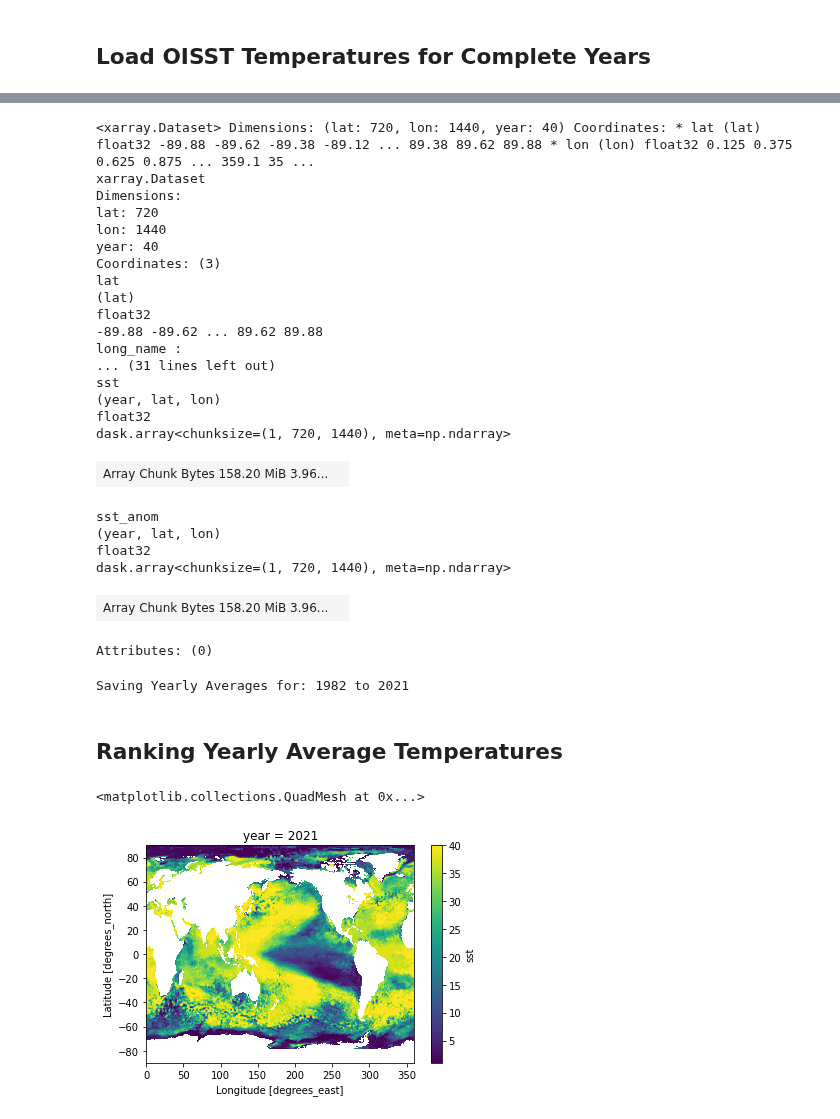
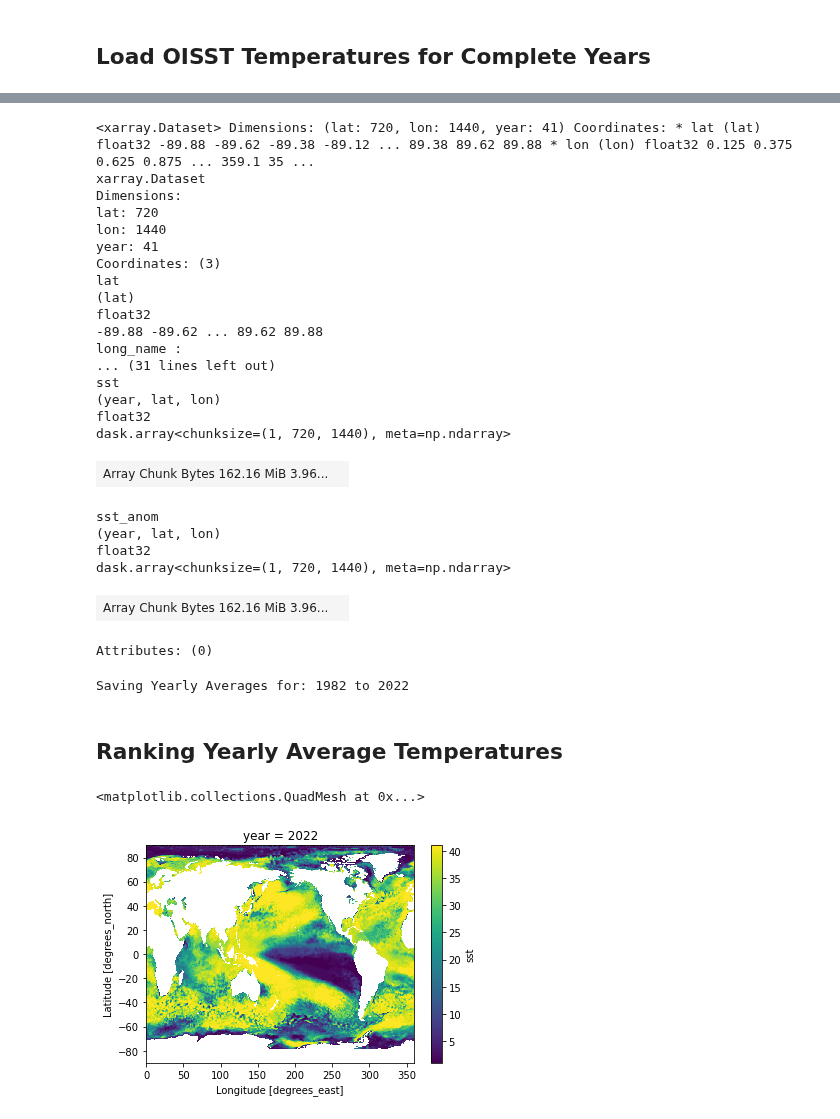
Before and after one commit to adamkemberling/oisst_mainstays, a Jupyter notebook: notebooks/TESTING_yearly_temp_ranks.ipynb, the cells around one changed output, grey strips where cells are left out. Drawn from its saved outputs; the diff is of its cells as text; code cells hidden in the pictures.

Commit message:
pull necessary annual components out from the all assets one. Update some plotting functions, prepare 2022 figures

```diff
--- a/notebooks/TESTING_yearly_temp_ranks.ipynb
+++ b/notebooks/TESTING_yearly_temp_ranks.ipynb
@@ -26,7 +26,7 @@ _cache_root = ot.set_cache_root(box_root)
 
 # What year are we pulling out to plot
 start_yr = 1982
-comparison_yr = 2021
+comparison_yr = 2022
 
 #### 3. Print Last Update
 print(f"Working via directory at:             {box_root}")
@@ -117,12 +117,12 @@ Attributes: (0)
 years_tidy = xr.merge([temps_yrs, anoms_yrs.rename({"sst": "sst_anom"})])
 years_tidy
 # %% [output]
-<xarray.Dataset> Dimensions: (lat: 720, lon: 1440, year: 40) Coordinates: * lat (lat) float32 -89.88 -89.62 -89.38 -89.12 ... 89.38 89.62 89.88 * lon (lon) float32 0.125 0.375 0.625 0.875 ... 359.1 35 ...
+<xarray.Dataset> Dimensions: (lat: 720, lon: 1440, year: 41) Coordinates: * lat (lat) float32 -89.88 -89.62 -89.38 -89.12 ... 89.38 89.62 89.88 * lon (lon) float32 0.125 0.375 0.625 0.875 ... 359.1 35 ...
 xarray.Dataset
 Dimensions:
 lat: 720
 lon: 1440
-year: 40
+year: 41
 Coordinates: (3)
 lat
 (lat)
@@ -134,12 +134,12 @@ sst
 (year, lat, lon)
 float32
 dask.array<chunksize=(1, 720, 1440), meta=np.ndarray>
-| Array Chunk Bytes 158.20 MiB 3.96... |  |
+| Array Chunk Bytes 162.16 MiB 3.96... |  |
 sst_anom
 (year, lat, lon)
 float32
 dask.array<chunksize=(1, 720, 1440), meta=np.ndarray>
-| Array Chunk Bytes 158.20 MiB 3.96... |  |
+| Array Chunk Bytes 162.16 MiB 3.96... |  |
 Attributes: (0)
 # %%
 # Save Yearly averages
@@ -147,7 +147,7 @@ temps_fname = f'{box_root}RES_Data/OISST/oisst_mainstays/yearly_averages/annual_
 years_tidy.to_netcdf(temps_fname)
 print(f"Saving Yearly Averages for: {start_yr} to {comparison_yr}")
 # %% [output]
-Saving Yearly Averages for: 1982 to 2021
+Saving Yearly Averages for: 1982 to 2022
 # %% [markdown]
 ## Ranking Yearly Average Temperatures
 # %%
@@ -155,13 +155,13 @@ Saving Yearly Averages for: 1982 to 2021
 yr_ranks = temps_yrs.load().rank("year")
 # %%
 # Plot to see if it did what you thought
-ranks_21 = yr_ranks.sst.sel(year = 2021)
-ranks_21.plot()
+ranks_current = yr_ranks.sst.sel(year = 2022)
+ranks_current.plot()
 
 # # How many ranks there are (40)
 # comparison_yr - start_yr + 1
 # %% [output]
 <matplotlib.collections.QuadMesh at 0x...>
-[figure, old version]
+[figure, new version]
 # %%
 # Areas that experienced temps in top 3 warmest years
```
Also changed, not shown: parts of 6 cells of this notebook, 8 other files.
